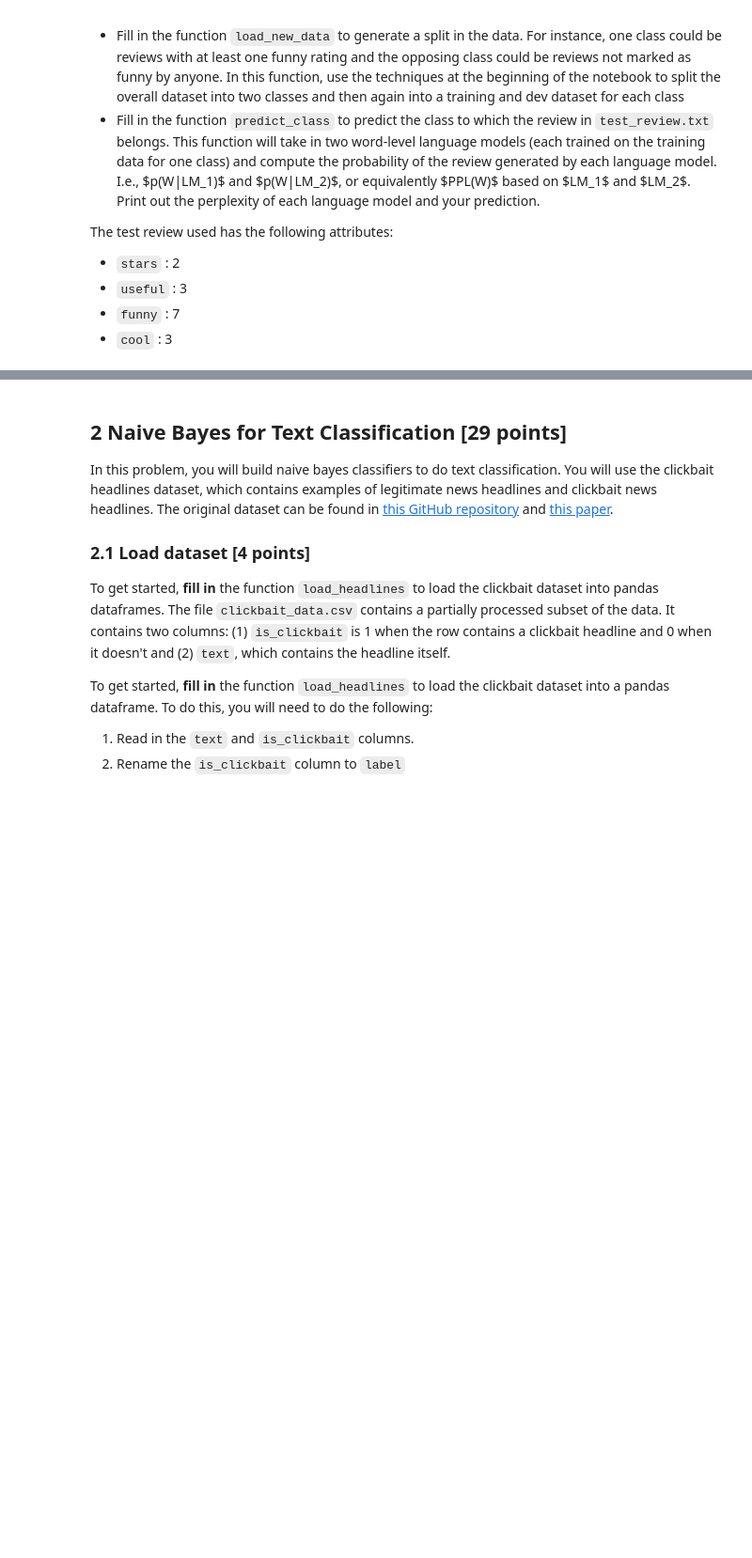
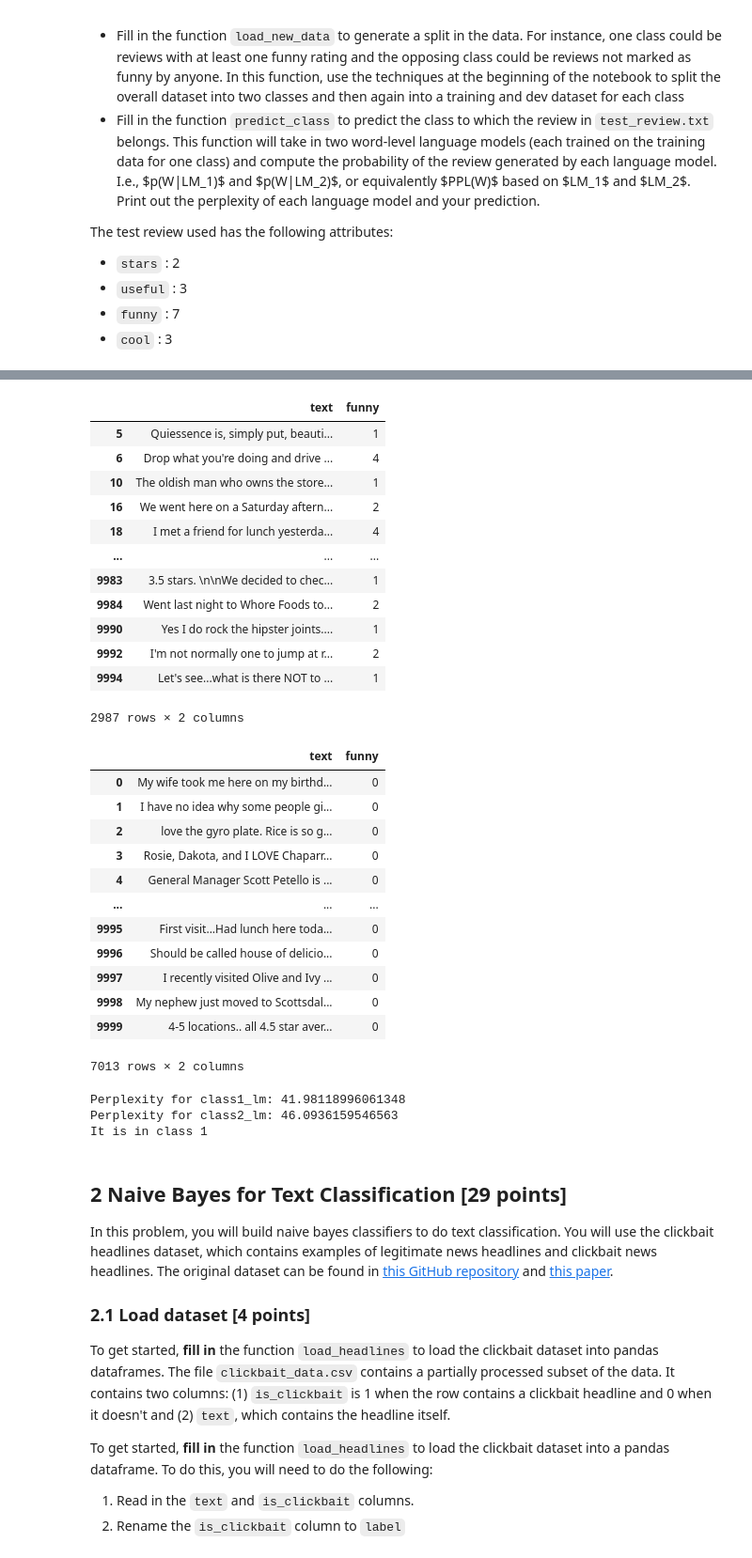
Before and after one commit to ArdonnieIV/EECS487_H1, a Jupyter notebook: hw1.ipynb, the cells around one changed output, grey strips where cells are left out. Shown: that part at 94% size. Saved outputs shown, nothing was run; the diff lists cells and outputs as text; code cells hidden in the pictures; blank space fills up the shorter version.

```diff
--- a/hw1.ipynb
+++ b/hw1.ipynb
@@ -311,18 +367,48 @@ The test review used has the following attributes:
 # %%
 filename = 'yelp.csv'
 df = pd.read_csv(filename)
 
 smoothing_args = {
     'method': 'linear',
     'lambdas': word_lambda
 }
 
 class1_trn, class1_dev, class2_trn, class2_dev = load_new_data(df)
 
 class1_lm = NGramLM(bos_token, eos_token, word_tokenize, 3)
-class1_lm.get_ngram_counts(class1_trn)
+class1_lm.get_ngram_counts(class1_trn.tolist())
 
 class2_lm = NGramLM(bos_token, eos_token, word_tokenize, 3)
-class2_lm.get_ngram_counts(class2_trn)
+class2_lm.get_ngram_counts(class2_trn.tolist())
 
 predict_class('test_review.txt', class1_lm, class2_lm, smoothing_args)
+# %% [output]
+|  | text | funny |
+| 5 | Quiessence is, simply put, beauti... | 1 |
+| 6 | Drop what you're doing and drive ... | 4 |
+| 10 | The oldish man who owns the store... | 1 |
+| 16 | We went here on a Saturday aftern... | 2 |
+| 18 | I met a friend for lunch yesterda... | 4 |
+| ... | ... | ... |
+| 9983 | 3.5 stars. \n\nWe decided to chec... | 1 |
+| 9984 | Went last night to Whore Foods to... | 2 |
+| 9990 | Yes I do rock the hipster joints.... | 1 |
+| 9992 | I'm not normally one to jump at r... | 2 |
+| 9994 | Let's see...what is there NOT to ... | 1 |
+2987 rows × 2 columns
+|  | text | funny |
+| 0 | My wife took me here on my birthd... | 0 |
+| 1 | I have no idea why some people gi... | 0 |
+| 2 | love the gyro plate. Rice is so g... | 0 |
+| 3 | Rosie, Dakota, and I LOVE Chaparr... | 0 |
+| 4 | General Manager Scott Petello is ... | 0 |
+| ... | ... | ... |
+| 9995 | First visit...Had lunch here toda... | 0 |
+| 9996 | Should be called house of delicio... | 0 |
+| 9997 | I recently visited Olive and Ivy ... | 0 |
+| 9998 | My nephew just moved to Scottsdal... | 0 |
+| 9999 | 4-5 locations.. all 4.5 star aver... | 0 |
+7013 rows × 2 columns
+Perplexity for class1_lm: 41.98118996061348
+Perplexity for class2_lm: 46.0936159546563
+It is in class 1
```
Also changed, not shown: parts of 17 cells of this notebook, 1 other file.
